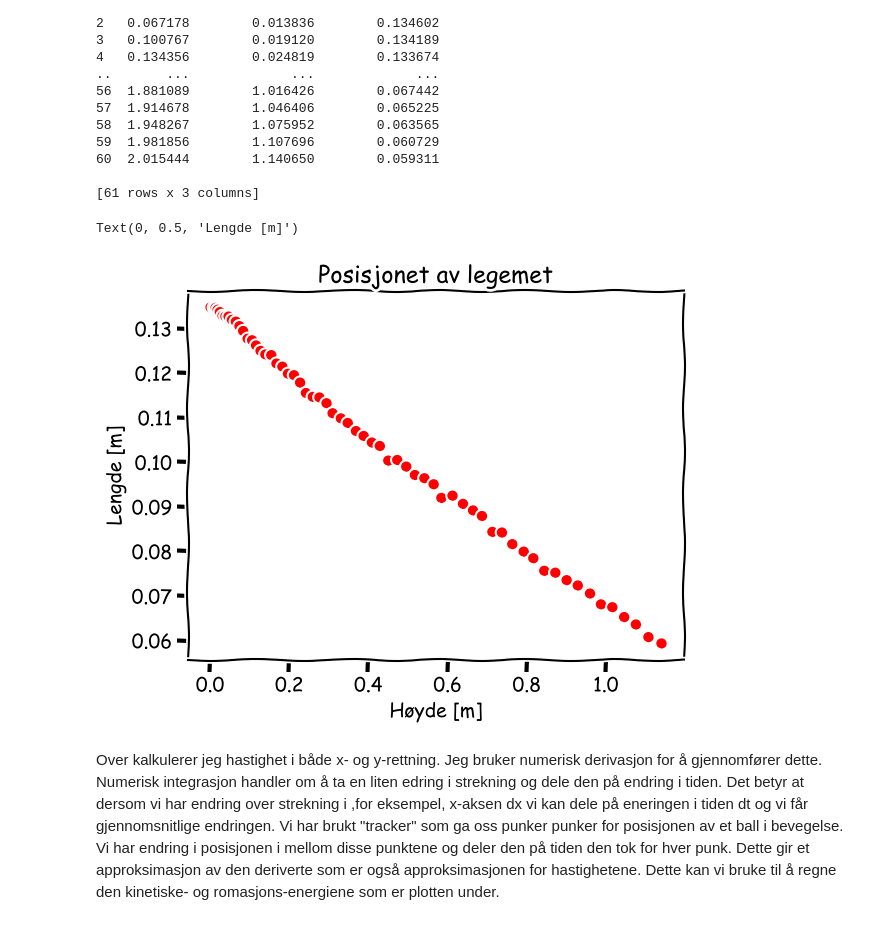
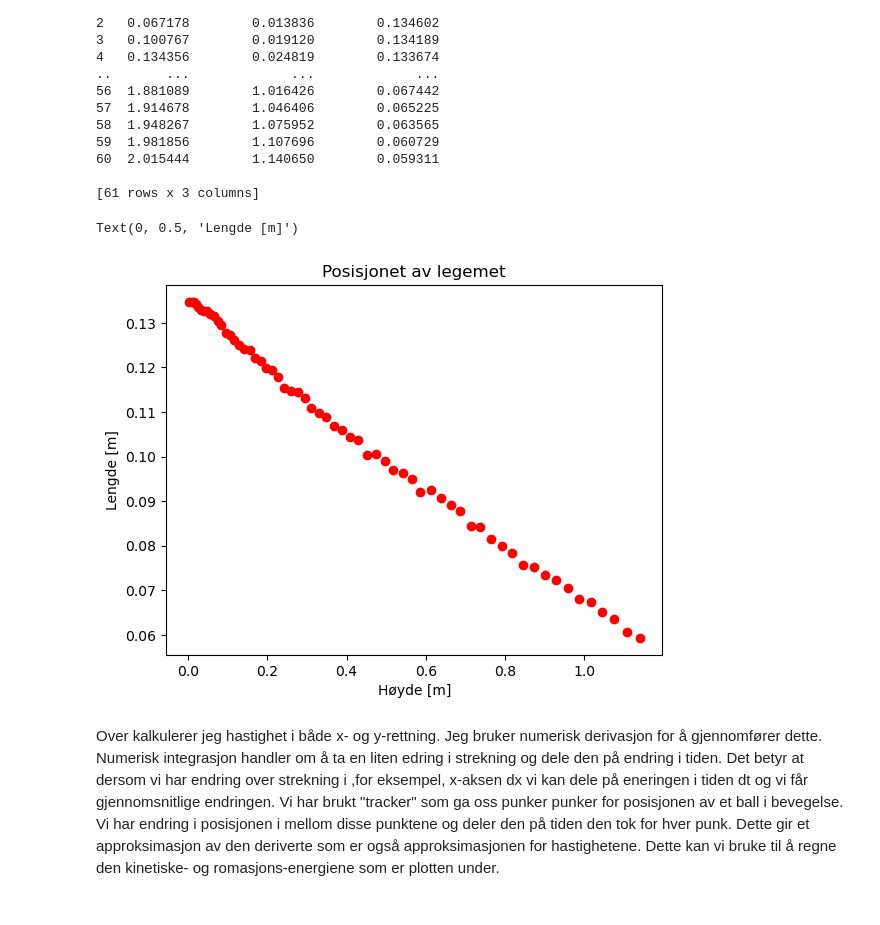
Before and after one commit to Senja20/fys129Del2, a Jupyter notebook: Del 2 fys129.ipynb, the cells around one changed output. Saved outputs shown, nothing was run; the diff lists cells and outputs as text; code cells hidden in the pictures.

```diff
--- a/Del 2 fys129.ipynb
+++ b/Del 2 fys129.ipynb
@@ -71,16 +71,16 @@ lenght = 1.2 # [m]
 g = 9.81     # [m/s^2]
 PE_0 = potentialEnergy(mass, g, height) # potensial energi i starten = den totale energien
 # %%
-plt.xkcd() # decorate function
+
 
 # plotter posisjonene
 plt.plot(xPosition, yPosition, 'ro')
 plt.title("Posisjonet av legemet")
 plt.xlabel("Høyde [m]")
 plt.ylabel("Lengde [m]")
 # %% [output]
 Text(0, 0.5, 'Lengde [m]')
-[figure, old version]
+[figure, new version]
 # %%
 # initalize lists
 velocity = []
```
Also changed, not shown: parts of 5 cells of this notebook.
